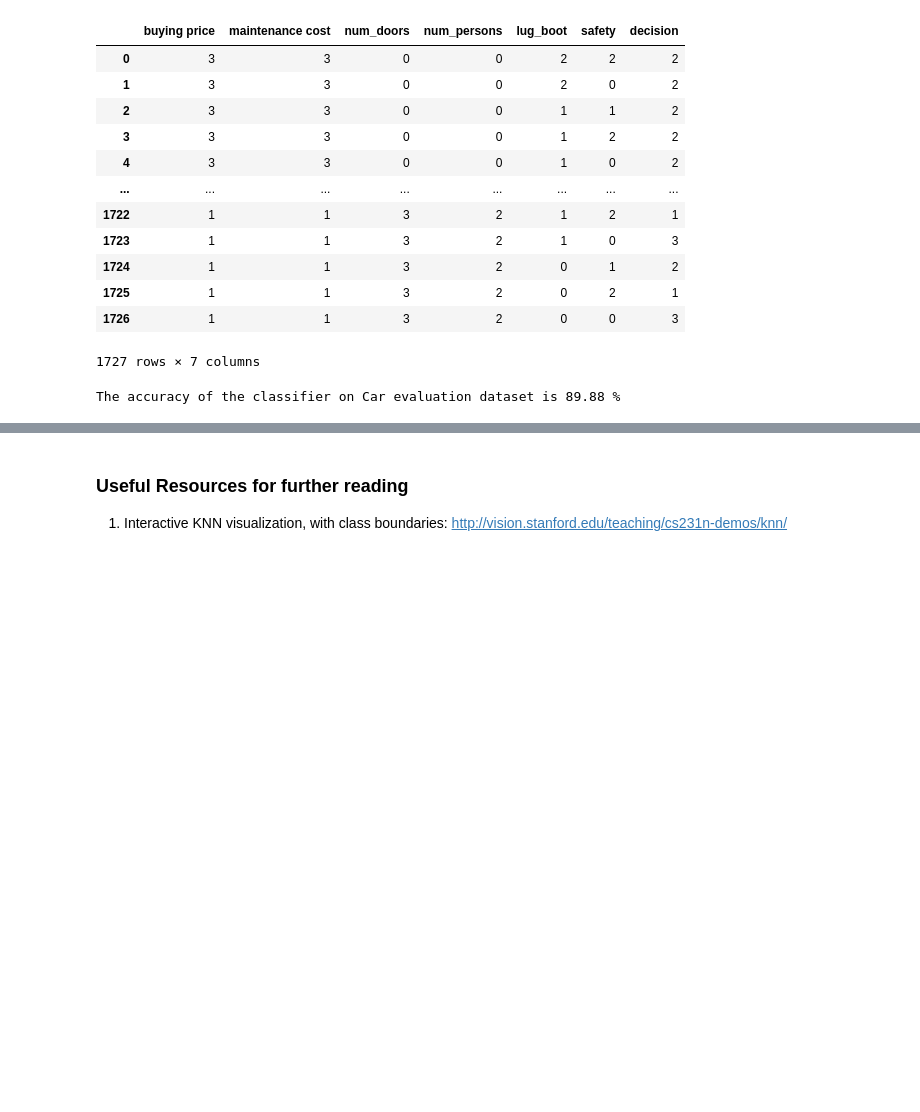
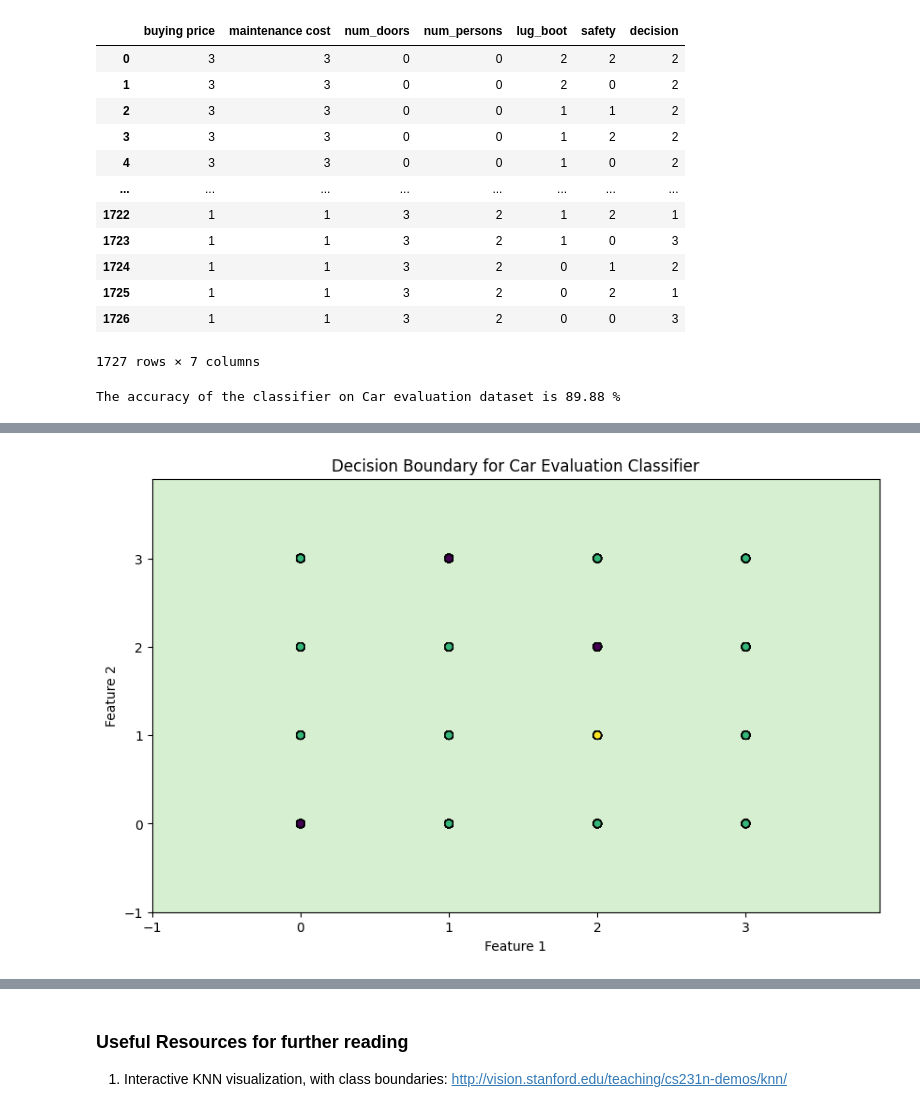
Before and after one commit to AbubakarSiddiqimohammed2005/Another-copy-of-AIML---Module-01-Lab-01-Features.ipynb, a Jupyter notebook: AIML_Module_3_Lab_2_Implementing_KNN_from_scratch_and_visualize_Algorithm_performance.ipynb, the cells around one changed output, grey strips where cells are left out. Saved outputs shown, nothing was run; the diff lists cells and outputs as text; code cells hidden in the pictures; blank space fills up the shorter version.

```diff
--- a/AIML_Module_3_Lab_2_Implementing_KNN_from_scratch_and_visualize_Algorithm_performance.ipynb
+++ b/AIML_Module_3_Lab_2_Implementing_KNN_from_scratch_and_visualize_Algorithm_performance.ipynb
@@ -801,3 +554,34 @@ plt.show()
+# %%
+import numpy as np
+import matplotlib.pyplot as plt
+
+# Select two features for visualization
+X_train_2D = X_train.iloc[:, :2]
+X_test_2D = X_test.iloc[:, :2]
+
+clf_2D = DecisionTreeClassifier(random_state=42)
+clf_2D.fit(X_train_2D, y_train)
+
+# Create a mesh grid
+x_min, x_max = X_train_2D.iloc[:, 0].min() - 1, X_train_2D.iloc[:, 0].max() + 1
+y_min, y_max = X_train_2D.iloc[:, 1].min() - 1, X_train_2D.iloc[:, 1].max() + 1
+xx, yy = np.meshgrid(np.arange(x_min, x_max, 0.1),
+                     np.arange(y_min, y_max, 0.1))
+
+# Predict over the grid
+Z = clf_2D.predict(np.c_[xx.ravel(), yy.ravel()])
+Z = Z.reshape(xx.shape)
+
+# Plot decision boundary
+plt.figure(figsize=(10, 6))
+plt.contourf(xx, yy, Z, alpha=0.8, cmap='Pastel1')
+plt.scatter(X_train_2D.iloc[:, 0], X_train_2D.iloc[:, 1], c=y_train, edgecolor='k', cmap='viridis')
+plt.xlabel('Feature 1')
+plt.ylabel('Feature 2')
+plt.title('Decision Boundary for Car Evaluation Classifier')
+plt.show()
+# %% [output]
+[figure, added]
 # %%
 ## TASK-6
 ## Plot the Voronoi diagram for the classifier of the Car evaluation dataset
```
Also changed, not shown: parts of 20 cells of this notebook.
